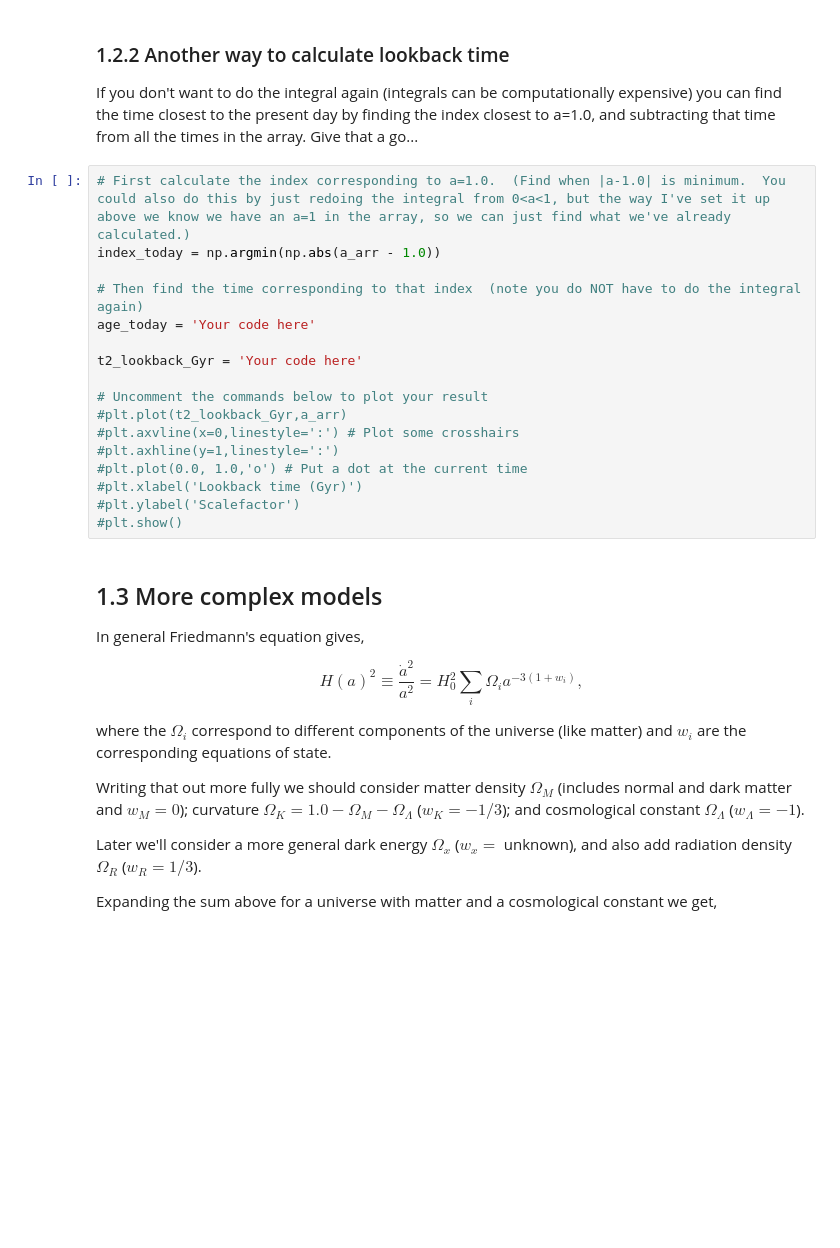
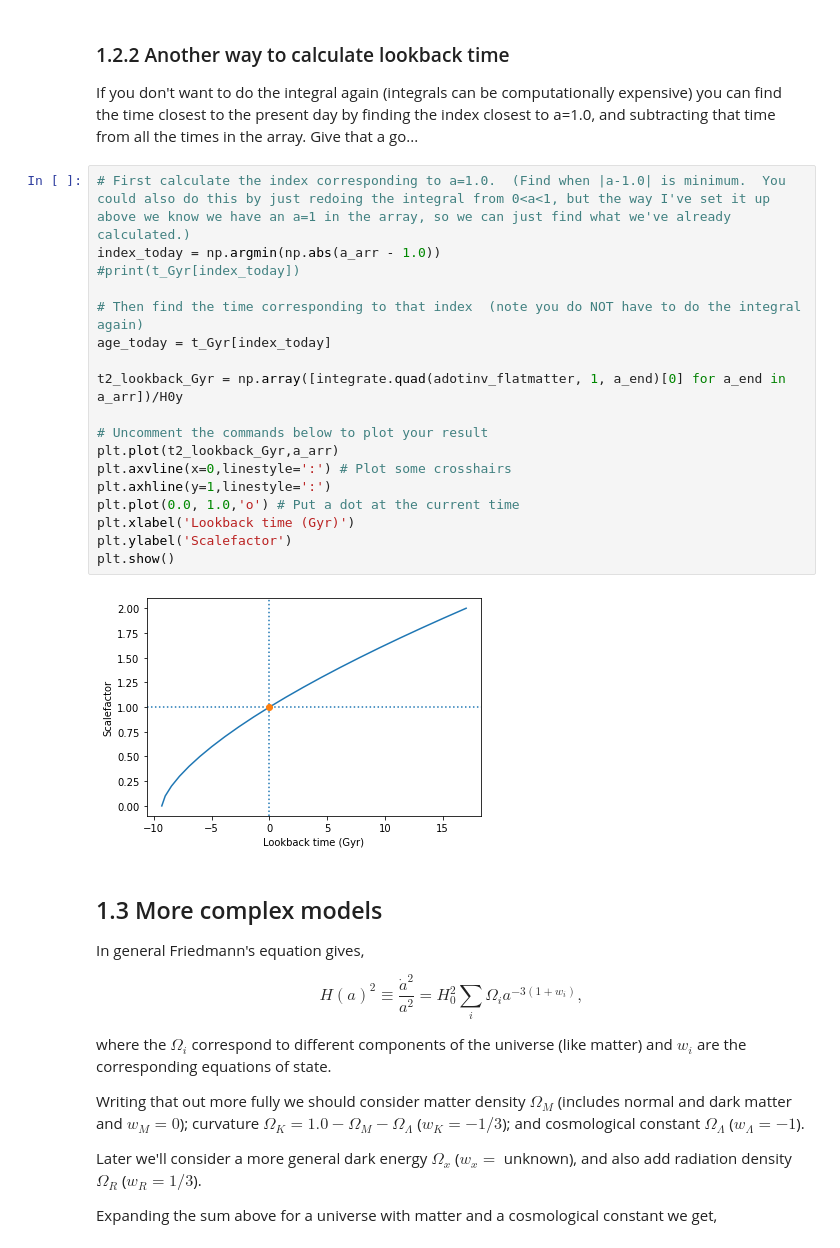
Before and after one commit to nicomii/cosmooo, a Jupyter notebook: CosmoIntro(1).ipynb, the cells around one changed output. Cells and saved outputs as stored; diff of their text form; blank space fills up the shorter version.

```diff
--- a/CosmoIntro(1).ipynb
+++ b/CosmoIntro(1).ipynb
@@ -152,20 +157,23 @@ If you don't want to do the integral again (integrals can be computationally exp
 # %%
 # First calculate the index corresponding to a=1.0.  (Find when |a-1.0| is minimum.  You could also do this by just redoing the integral from 0<a<1, but the way I've set it up above we know we have an a=1 in the array, so we can just find what we've already calculated.)
 index_today = np.argmin(np.abs(a_arr - 1.0))
+#print(t_Gyr[index_today])
 
 # Then find the time corresponding to that index  (note you do NOT have to do the integral again)
-age_today = 'Your code here'
+age_today = t_Gyr[index_today]
 
-t2_lookback_Gyr = 'Your code here'
+t2_lookback_Gyr = np.array([integrate.quad(adotinv_flatmatter, 1, a_end)[0] for a_end in a_arr])/H0y
 
 # Uncomment the commands below to plot your result
-#plt.plot(t2_lookback_Gyr,a_arr)
-#plt.axvline(x=0,linestyle=':') # Plot some crosshairs
-#plt.axhline(y=1,linestyle=':')
-#plt.plot(0.0, 1.0,'o') # Put a dot at the current time
-#plt.xlabel('Lookback time (Gyr)')
-#plt.ylabel('Scalefactor')
-#plt.show()
+plt.plot(t2_lookback_Gyr,a_arr)
+plt.axvline(x=0,linestyle=':') # Plot some crosshairs
+plt.axhline(y=1,linestyle=':')
+plt.plot(0.0, 1.0,'o') # Put a dot at the current time
+plt.xlabel('Lookback time (Gyr)')
+plt.ylabel('Scalefactor')
+plt.show()
+# %% [output]
+[figure, added]
 # %% [markdown]
 ## 1.3 More complex models
 
```
Also changed, not shown: parts of 8 cells of this notebook.
